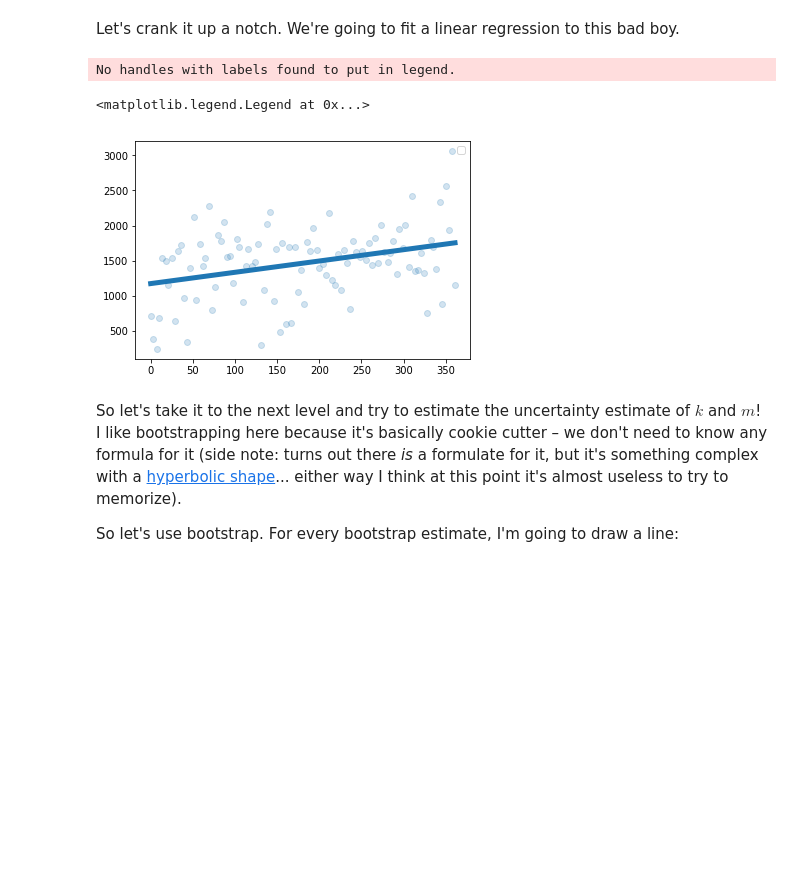
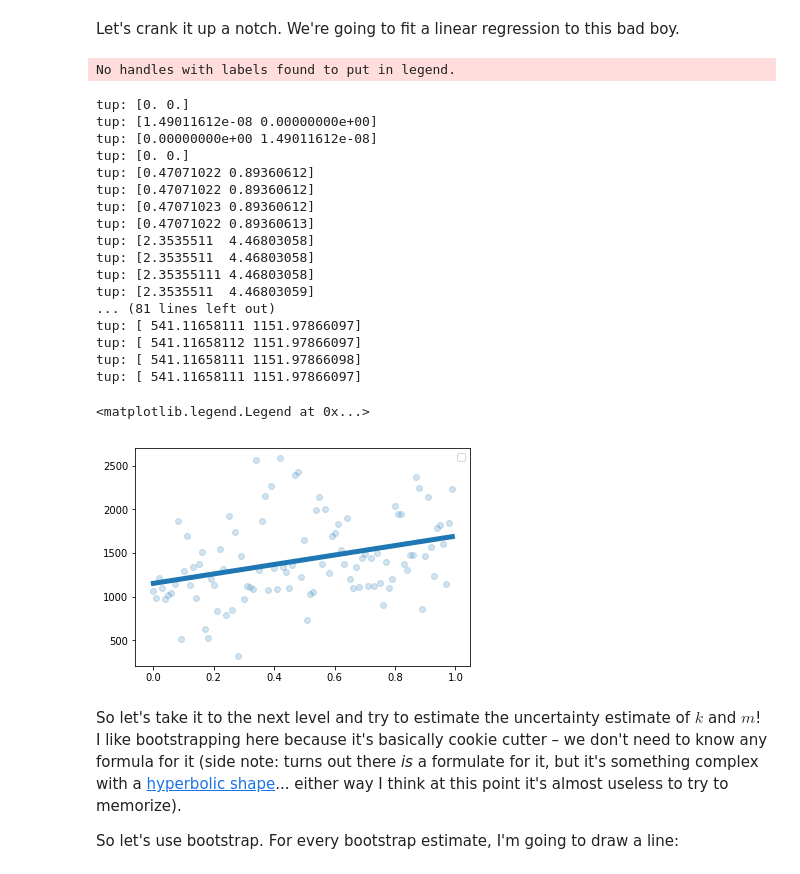
Before and after one commit to erikbern/uncertainty, a Jupyter notebook: notebook.ipynb, the cells around one changed output. Cells and saved outputs as stored; diff of their text form; code cells hidden in the pictures; blank space fills up the shorter version.

```diff
--- a/notebook.ipynb
+++ b/notebook.ipynb
@@ -7,9 +7,9 @@ def generate_time_series(k=700, m=1000, n=100, start_date=datetime.date(2017, 1,
     xs = numpy.linspace(0, 1, n, endpoint=False)
     ys = [k*x + m + random.gauss(0, 500) for x in xs]
     ts = [start_date + datetime.timedelta(x)*365 for x in xs]
-    return pandas.DataFrame({'t': ts, 'y': ys})
+    return pandas.DataFrame({'x': xs, 't': ts, 'y': ys})
 
-def generate_logistic_data(k=0.1, m=0.3, n=100):
+def generate_logistic_data(k=2.5, m=0.3, n=100):
     from scipy.special import expit
     def bernoulli(z): return float(random.random() < z)
     xs = [random.gauss(0, 1) for _ in range(n)]
@@ -140,24 +140,42 @@ Let's crank it up a notch. We're going to fit a linear regression to this bad bo
 # %%
 import scipy.optimize
 
+d = generate_time_series()
+xs = numpy.array(d['x'])
 ys = numpy.array(d['y'])
-xs = numpy.array(d['t'].apply(lambda t: (t - datetime.date(2017, 1, 1)).days))  # Numeric number of days
 
-def loss(tup, xs, ys):
+def l2_loss(tup, xs, ys):
     k, m = tup
     delta = k * xs + m - ys
     return numpy.dot(delta, delta)
 
 # Note: we could make the optimization much faster by either (a) using a gradient-based method (b) used the closed form solution.
 # I'm fully aware of those tricks, but think they make the code slightly less general
-k_hat, m_hat = scipy.optimize.minimize(loss, (0, 0), args=(xs, ys)).x
+k_hat, m_hat = scipy.optimize.minimize(l2_loss, (0, 0), args=(xs, ys)).x
 pyplot.scatter(xs, ys, alpha=0.2)
 pyplot.plot(xs, xs*k_hat + m_hat, linewidth=5)
 pyplot.legend()
 # %% [output]
 No handles with labels found to put in legend.
-<matplotlib.legend.Legend at 0x...>
+tup: [0. 0.]
+tup: [1.49011612e-08 0.00000000e+00]
+tup: [0.00000000e+00 1.49011612e-08]
+tup: [0. 0.]
+tup: [0.47071022 0.89360612]
+tup: [0.47071022 0.89360612]
+tup: [0.47071023 0.89360612]
+tup: [0.47071022 0.89360613]
+tup: [2.3535511  4.46803058]
+tup: [2.3535511  4.46803058]
+tup: [2.35355111 4.46803058]
+tup: [2.3535511  4.46803059]
+... (81 lines left out)
+tup: [ 541.11658111 1151.97866097]
+tup: [ 541.11658112 1151.97866097]
+tup: [ 541.11658111 1151.97866098]
+tup: [ 541.11658111 1151.97866097]
+<matplotlib.legend.Legend at 0x...>
-[figure, old version]
+[figure, new version]
 # %% [markdown]
 So let's take it to the next level and try to estimate the uncertainty estimate of $k$ and $m$! I like bootstrapping here because it's basically cookie cutter – we don't need to know any formula for it (side note: turns out there _is_ a formulate for it, but it's something complex with a [hyperbolic shape](https://en.wikipedia.org/wiki/Simple_linear_regression#Normality_assumption)... either way I think at this point it's almost useless to try to memorize).
 
```
Also changed, not shown: parts of 11 cells of this notebook.
